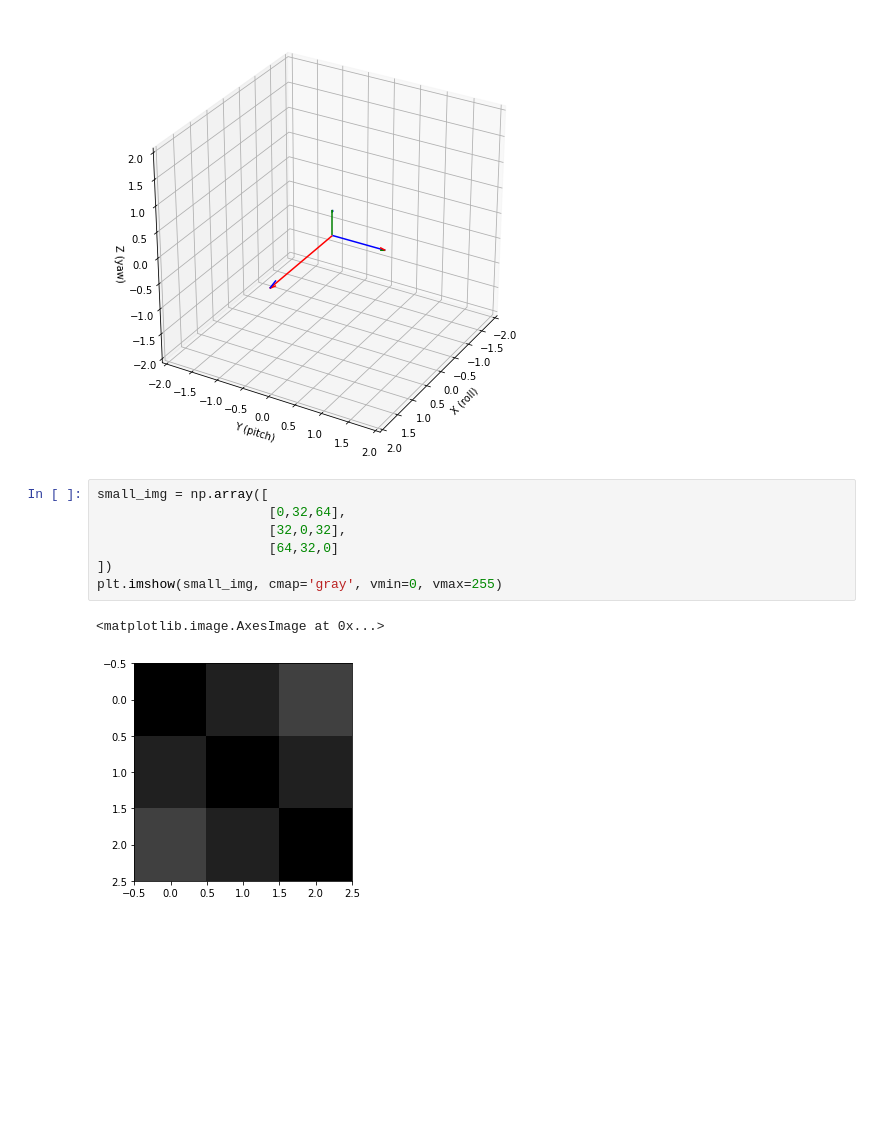
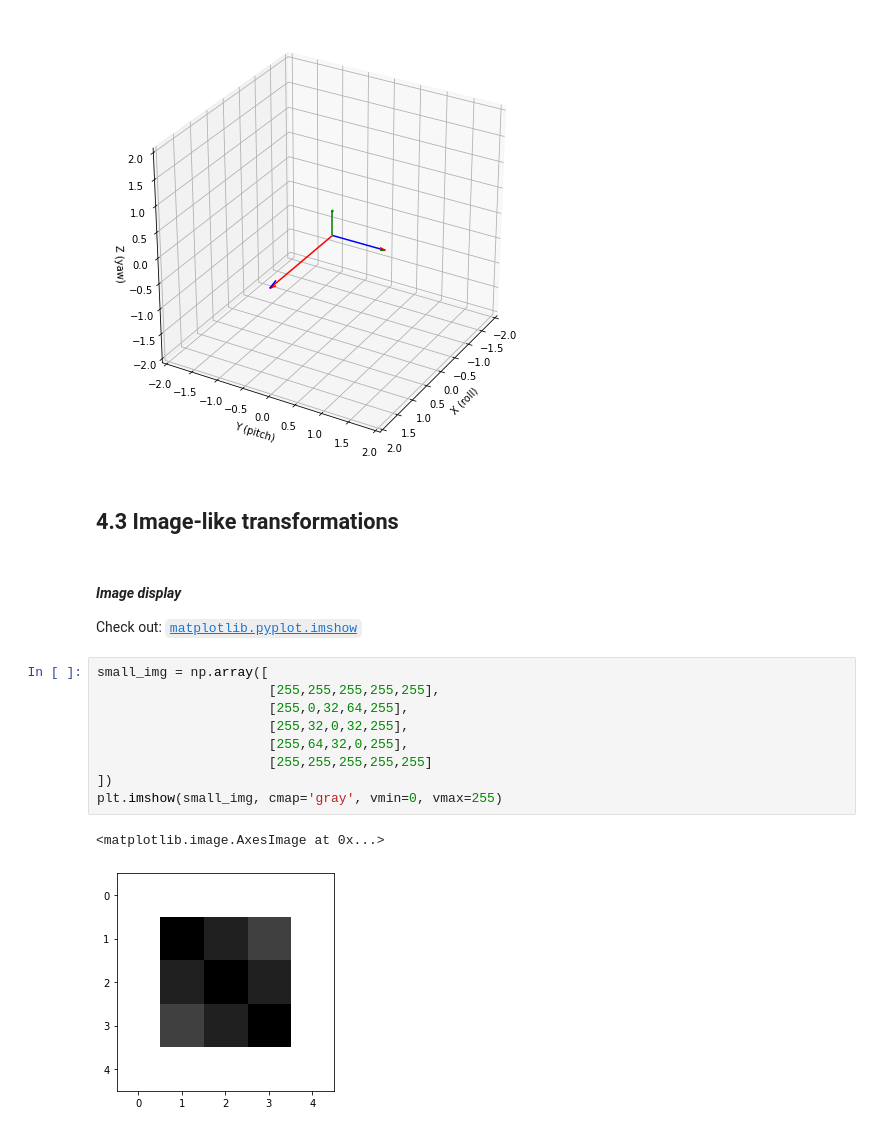
Before and after one commit to dyjdlopez/ai-workshop-2021, a Jupyter notebook: day1/ICpEP_AI_D1_01.ipynb, the cells around one changed output. Cells and saved outputs as stored; diff of their text form; blank space fills up the shorter version.

Commit message:
added intro to images

```diff
--- a/day1/ICpEP_AI_D1_01.ipynb
+++ b/day1/ICpEP_AI_D1_01.ipynb
@@ -1360,13 +1360,20 @@ M = np.array([
 plot_3d_quiv(r_mat@M, 30,30)
 # %% [output]
 [figure]
+# %% [markdown]
+## 4.3 Image-like transformations
+# %% [markdown]
+#### <i>Image display</i>
+Check out: [`matplotlib.pyplot.imshow`](https://matplotlib.org/3.3.3/api/_as_gen/matplotlib.pyplot.imshow.html)
 # %%
 small_img = np.array([
-                      [0,32,64],
-                      [32,0,32],
-                      [64,32,0]
+                      [255,255,255,255,255],
+                      [255,0,32,64,255],
+                      [255,32,0,32,255],
+                      [255,64,32,0,255],
+                      [255,255,255,255,255]
 ])
 plt.imshow(small_img, cmap='gray', vmin=0, vmax=255)
 # %% [output]
 <matplotlib.image.AxesImage at 0x...>
-[figure, old version]
+[figure, new version]
```
Also changed, not shown: parts of 12 cells of this notebook.
